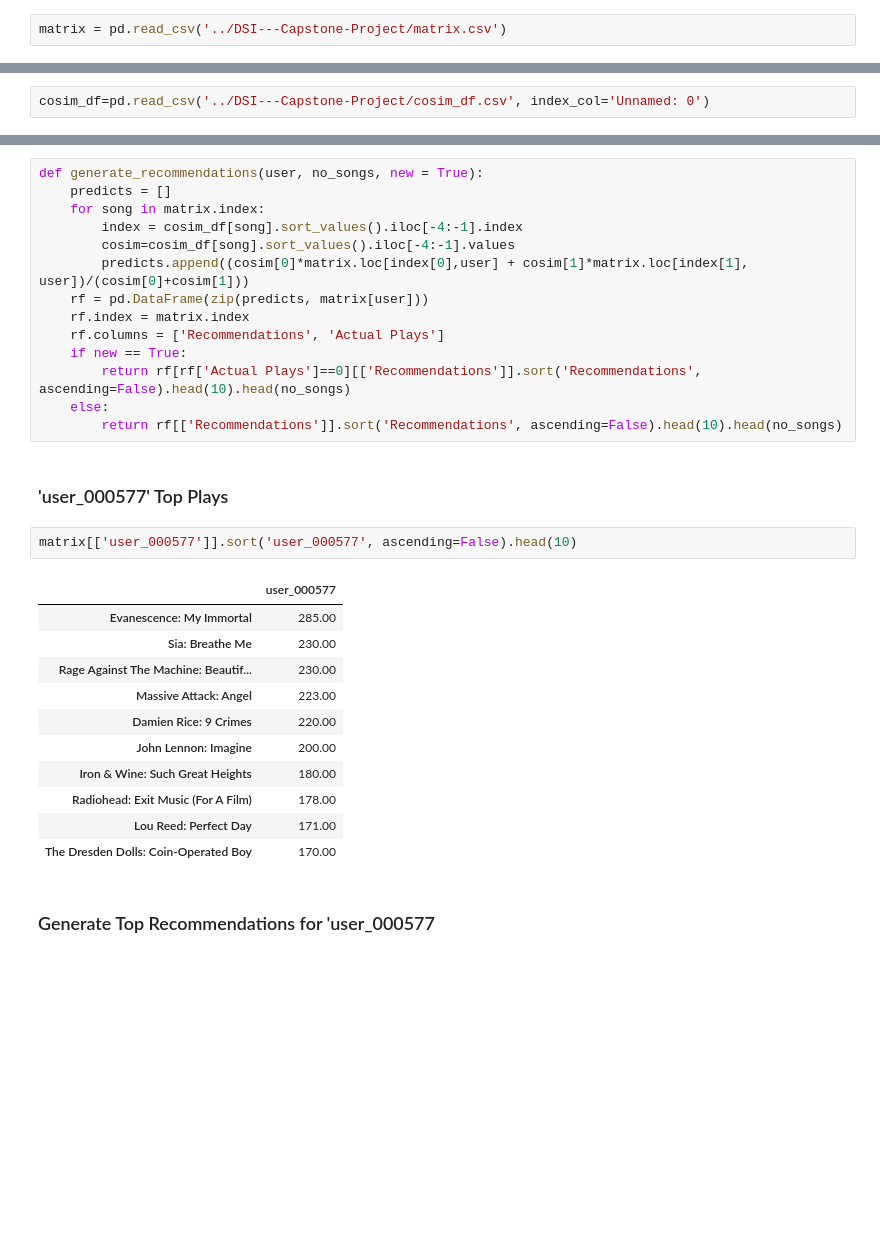
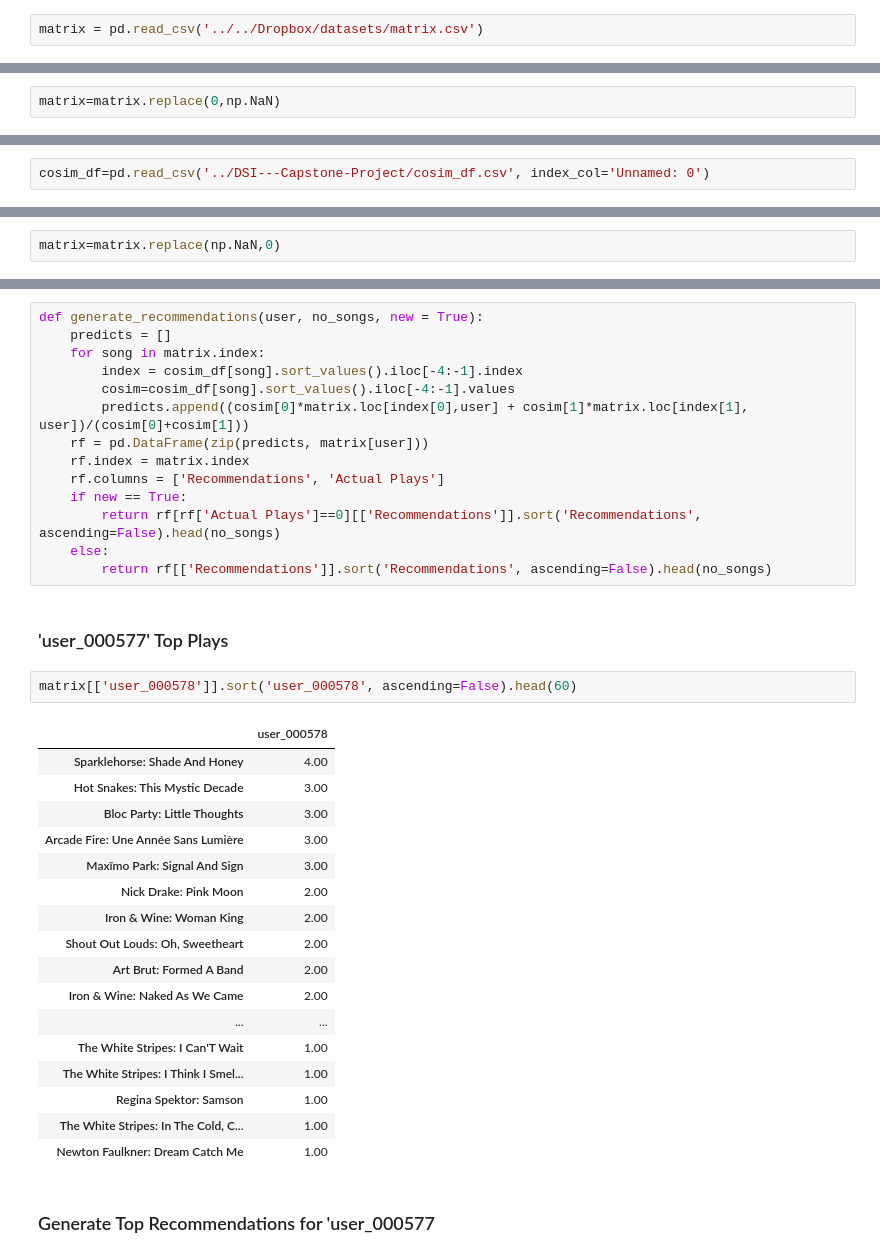
Before and after one commit to ConnorTPhoenix/DSI---Capstone-Project, a Jupyter notebook: Collaborative Filtering Model.ipynb, the cells around one changed output, grey strips where cells are left out. Drawn from its saved outputs; the diff is of its cells as text; blank space fills up the shorter version.

```diff
--- a/Collaborative Filtering Model.ipynb
+++ b/Collaborative Filtering Model.ipynb
@@ -7,7 +7,7 @@ warnings.filterwarnings('ignore')
 from sklearn.metrics.pairwise import cosine_similarity
 pd.set_option('display.float_format', lambda x: '%.2f' % x)
 # %%
-matrix = pd.read_csv('../DSI---Capstone-Project/matrix.csv')
+matrix = pd.read_csv('../../Dropbox/datasets/matrix.csv')
 # %%
 matrix['Total Plays']=matrix.sum(axis=1)
 matrix['Total Plays'].describe()
@@ -112,4 +112,6 @@ dtype: int64
 **user_000577 is an interesting 'power user', appearing on both top 10 lists.**
 # %% [markdown]
 ### Convert Matrix to Mean Center Cosine Distance Between Tracks
+# %%
+matrix=matrix.replace(0,np.NaN)
 # %%
@@ -145,0 +162,2 @@ cosim_df.head(2)
+# %%
+matrix=matrix.replace(np.NaN,0)
@@ -154,25 +189,31 @@ def generate_recommendations(user, no_songs, new = True):
     rf.index = matrix.index
     rf.columns = ['Recommendations', 'Actual Plays']
     if new == True:
-        return rf[rf['Actual Plays']==0][['Recommendations']].sort('Recommendations', ascending=False).head(10).head(no_songs)
+        return rf[rf['Actual Plays']==0][['Recommendations']].sort('Recommendations', ascending=False).head(no_songs)
     else:
-        return rf[['Recommendations']].sort('Recommendations', ascending=False).head(10).head(no_songs)
+        return rf[['Recommendations']].sort('Recommendations', ascending=False).head(no_songs)
 # %% [markdown]
 ### 'user_000577' Top Plays
 # %%
-matrix[['user_000577']].sort('user_000577', ascending=False).head(10)
+matrix[['user_000578']].sort('user_000578', ascending=False).head(60)
 # %% [output]
-|  | user_000577 |
-| Evanescence: My Immortal | 285.00 |
-| Sia: Breathe Me | 230.00 |
-| Rage Against The Machine: Beautif... | 230.00 |
-| Massive Attack: Angel | 223.00 |
-| Damien Rice: 9 Crimes | 220.00 |
-| John Lennon: Imagine | 200.00 |
-| Iron & Wine: Such Great Heights | 180.00 |
-| Radiohead: Exit Music (For A Film) | 178.00 |
-| Lou Reed: Perfect Day | 171.00 |
-| The Dresden Dolls: Coin-Operated Boy | 170.00 |
+|  | user_000578 |
+| Sparklehorse: Shade And Honey | 4.00 |
+| Hot Snakes: This Mystic Decade | 3.00 |
+| Bloc Party: Little Thoughts | 3.00 |
+| Arcade Fire: Une Année Sans Lumière | 3.00 |
+| Maxïmo Park: Signal And Sign | 3.00 |
+| Nick Drake: Pink Moon | 2.00 |
+| Iron & Wine: Woman King | 2.00 |
+| Shout Out Louds: Oh, Sweetheart | 2.00 |
+| Art Brut: Formed A Band | 2.00 |
+| Iron & Wine: Naked As We Came | 2.00 |
+| ... | ... |
+| The White Stripes: I Can'T Wait | 1.00 |
+| The White Stripes: I Think I Smel... | 1.00 |
+| Regina Spektor: Samson | 1.00 |
+| The White Stripes: In The Cold, C... | 1.00 |
+| Newton Faulkner: Dream Catch Me | 1.00 |
 # %% [markdown]
 ### Generate Top Recommendations for 'user_000577
 # %%
```
Also changed, not shown: parts of 13 cells of this notebook, 10 other files.
